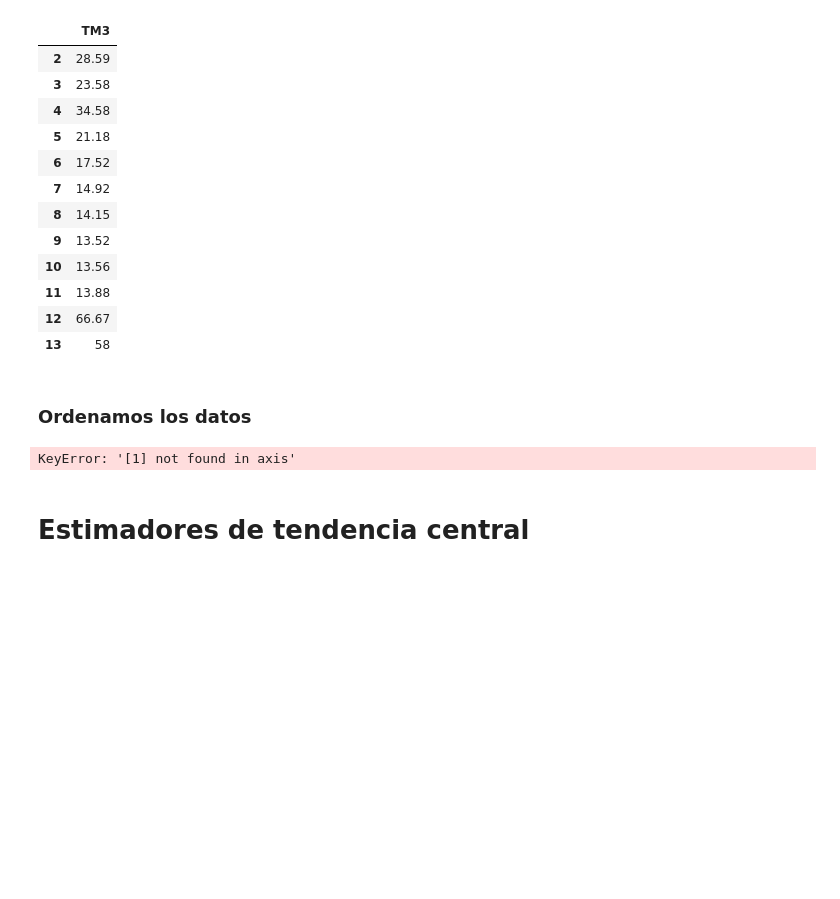
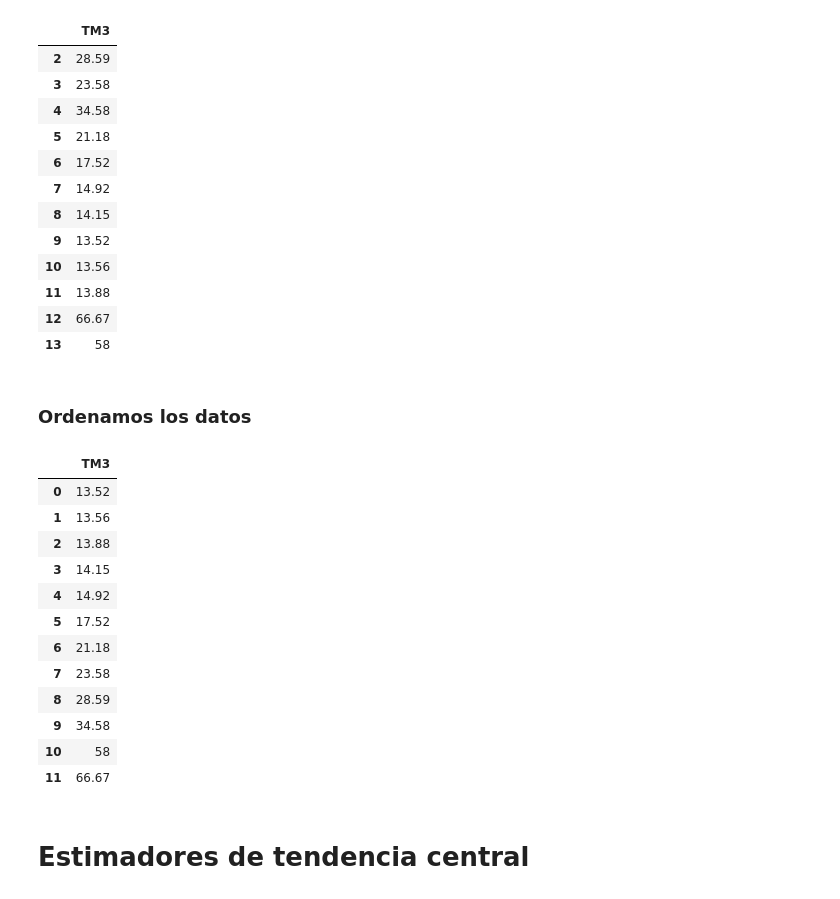
Before and after one commit to EGLL69247/Examen-TE, a Jupyter notebook: Examen_EGLl.ipynb, the cells around one changed output. Drawn from its saved outputs; the diff is of its cells as text; code cells hidden in the pictures; blank space fills up the shorter version.

```diff
--- a/Examen_EGLl.ipynb
+++ b/Examen_EGLl.ipynb
@@ -98,9 +98,23 @@ md
 # %%
 md= md.sort_values('TM3').reset_index(inplace= False)
 # %%
-md.drop([1],axis=1);
+md= md.drop(['index'],axis=1)
-# %% [output]
-KeyError: '[1] not found in axis'
+# %%
+md
+# %% [output]
+|  | TM3 |
+| 0 | 13.52 |
+| 1 | 13.56 |
+| 2 | 13.88 |
+| 3 | 14.15 |
+| 4 | 14.92 |
+| 5 | 17.52 |
+| 6 | 21.18 |
+| 7 | 23.58 |
+| 8 | 28.59 |
+| 9 | 34.58 |
+| 10 | 58 |
+| 11 | 66.67 |
 # %% [markdown]
 # Estimadores de tendencia central
 # %% [markdown]
```
